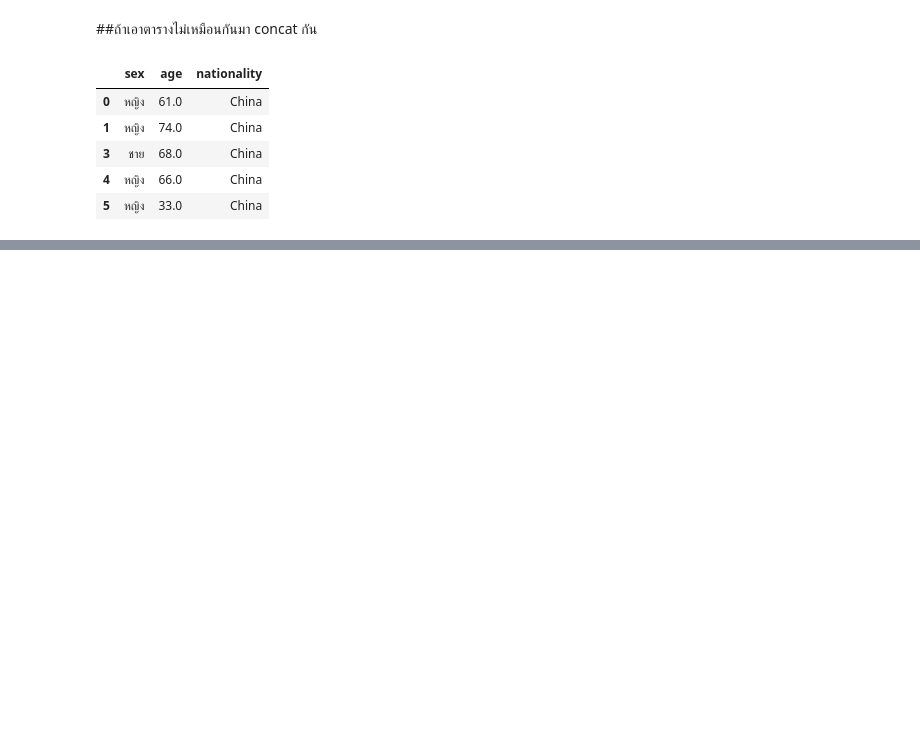
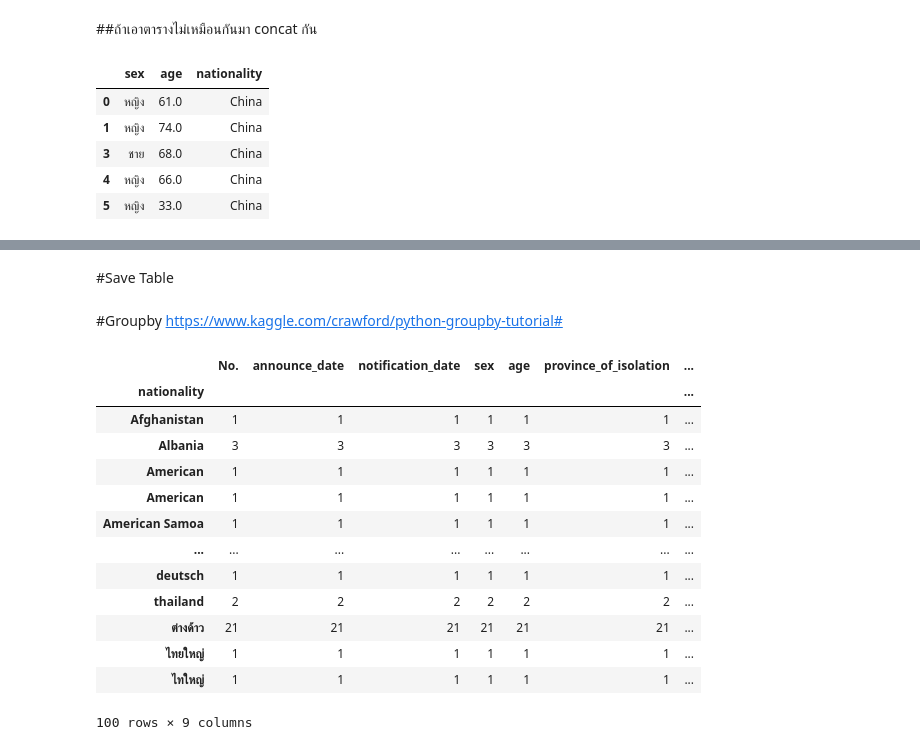
Before and after one commit to Chanunchida-May/data_viz_2022, a Jupyter notebook: Pandas102.ipynb, the cells around one changed output, grey strips where cells are left out. Saved outputs shown, nothing was run; the diff lists cells and outputs as text; code cells hidden in the pictures; blank space fills up the shorter version.

Commit message:
concat merge groupby

```diff
--- a/Pandas102.ipynb
+++ b/Pandas102.ipynb
@@ -141,0 +279,2 @@ KKC = data_df[data_df[data_df['province_of_onset']=='ขอนเเก่น']
+# %% [markdown]
+#Save Table
@@ -141,0 +285,20 @@ KKC = data_df[data_df[data_df['province_of_onset']=='ขอนเเก่น']
+# %% [markdown]
+#Groupby
+https://www.kaggle.com/crawford/python-groupby-tutorial#
+# %%
+data_df.groupby('nationality').count()
+# %% [output]
+|  | No. | announce_date | notification_date | sex | age | province_of_isolation | ... |
+| nationality |  |  |  |  |  |  | ... |
+| Afghanistan | 1 | 1 | 1 | 1 | 1 | 1 | ... |
+| Albania | 3 | 3 | 3 | 3 | 3 | 3 | ... |
+| American | 1 | 1 | 1 | 1 | 1 | 1 | ... |
+| American | 1 | 1 | 1 | 1 | 1 | 1 | ... |
+| American Samoa | 1 | 1 | 1 | 1 | 1 | 1 | ... |
+| ... | ... | ... | ... | ... | ... | ... | ... |
+| deutsch | 1 | 1 | 1 | 1 | 1 | 1 | ... |
+| thailand | 2 | 2 | 2 | 2 | 2 | 2 | ... |
+| ต่างด้าว | 21 | 21 | 21 | 21 | 21 | 21 | ... |
+| ไทยใหญ่ | 1 | 1 | 1 | 1 | 1 | 1 | ... |
+| ไทใหญ่ | 1 | 1 | 1 | 1 | 1 | 1 | ... |
+100 rows × 9 columns
```
Also changed, not shown: parts of 27 cells of this notebook.
